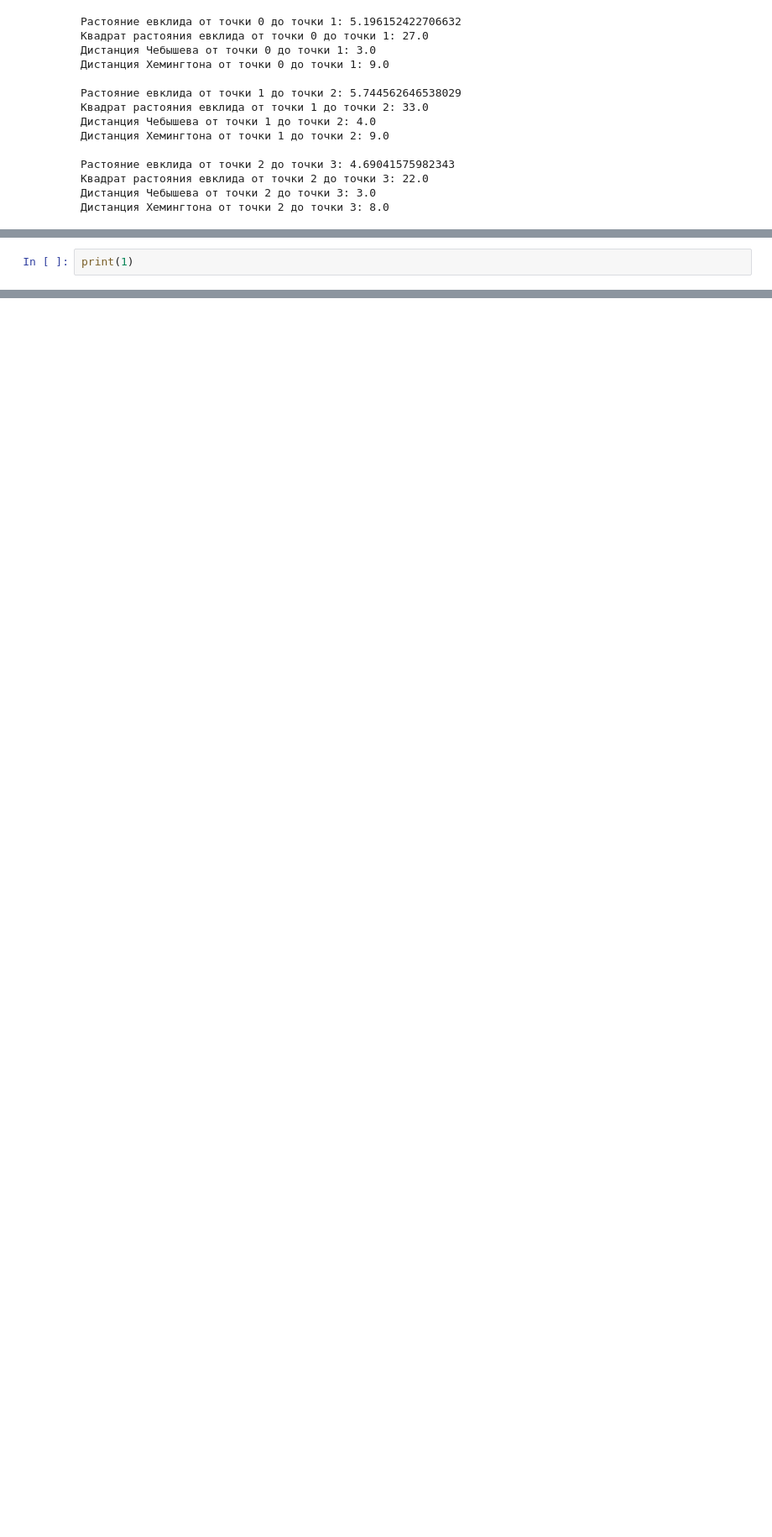
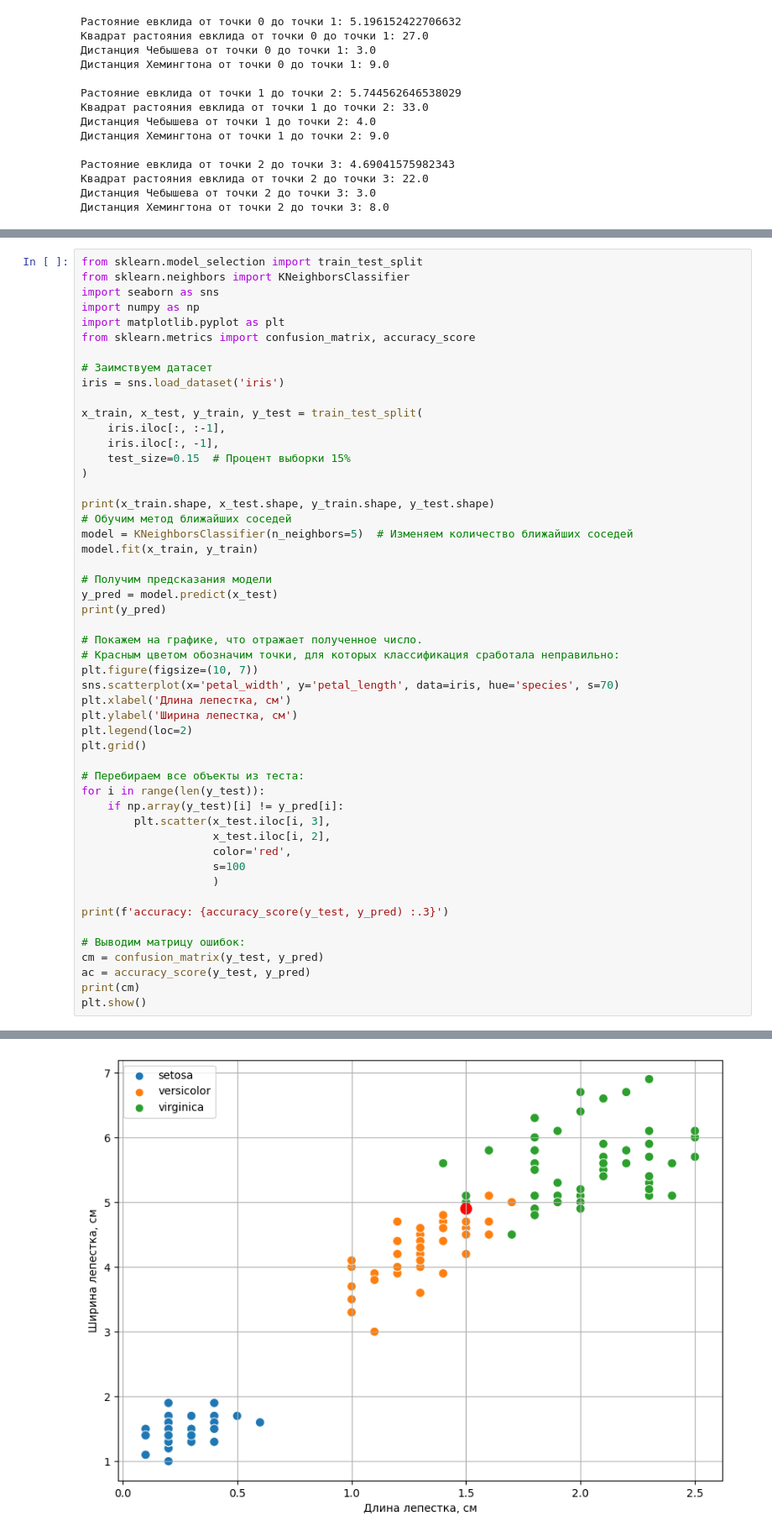
Before and after one commit to jeveungateu/Fundamentals_of_Machine_Learning, a Jupyter notebook: Medzhidov BFBO-01-22 RB 4.ipynb, the cells around one changed output, grey strips where cells are left out. Shown at 84% size. Saved outputs shown, nothing was run; the diff lists cells and outputs as text; blank space fills up the shorter version.

```diff
--- a/Medzhidov BFBO-01-22 RB 4.ipynb
+++ b/Medzhidov BFBO-01-22 RB 4.ipynb
@@ -56,3 +64,52 @@ for x in x_mass:
 # %%
-print(1)
+from sklearn.model_selection import train_test_split
+from sklearn.neighbors import KNeighborsClassifier
+import seaborn as sns
+import numpy as np
+import matplotlib.pyplot as plt
+from sklearn.metrics import confusion_matrix, accuracy_score
+
+# Заимствуем датасет
+iris = sns.load_dataset('iris')
+
+x_train, x_test, y_train, y_test = train_test_split(
+    iris.iloc[:, :-1],
+    iris.iloc[:, -1],
+    test_size=0.15  # Процент выборки 15%
+)
+
+print(x_train.shape, x_test.shape, y_train.shape, y_test.shape)
+# Обучим метод ближайших соседей
+model = KNeighborsClassifier(n_neighbors=5)  # Изменяем количество ближайших соседей
+model.fit(x_train, y_train)
+
+# Получим предсказания модели
+y_pred = model.predict(x_test)
+print(y_pred)
+
+# Покажем на графике, что отражает полученное число.
+# Красным цветом обозначим точки, для которых классификация сработала неправильно:
+plt.figure(figsize=(10, 7))
+sns.scatterplot(x='petal_width', y='petal_length', data=iris, hue='species', s=70)
+plt.xlabel('Длина лепестка, см')
+plt.ylabel('Ширина лепестка, см')
+plt.legend(loc=2)
+plt.grid()
+
+# Перебираем все объекты из теста:
+for i in range(len(y_test)):
+    if np.array(y_test)[i] != y_pred[i]:
+        plt.scatter(x_test.iloc[i, 3],
+                    x_test.iloc[i, 2],
+                    color='red',
+                    s=100
+                    )
+
+print(f'accuracy: {accuracy_score(y_test, y_pred) :.3}')
+
+# Выводим матрицу ошибок:
+cm = confusion_matrix(y_test, y_pred)
+ac = accuracy_score(y_test, y_pred)
+print(cm)
+plt.show()
 # %% [output]
@@ -59,0 +126 @@ print(1)
+[figure, added]
```
Also changed, not shown: parts of 6 cells of this notebook, 1 other file.
